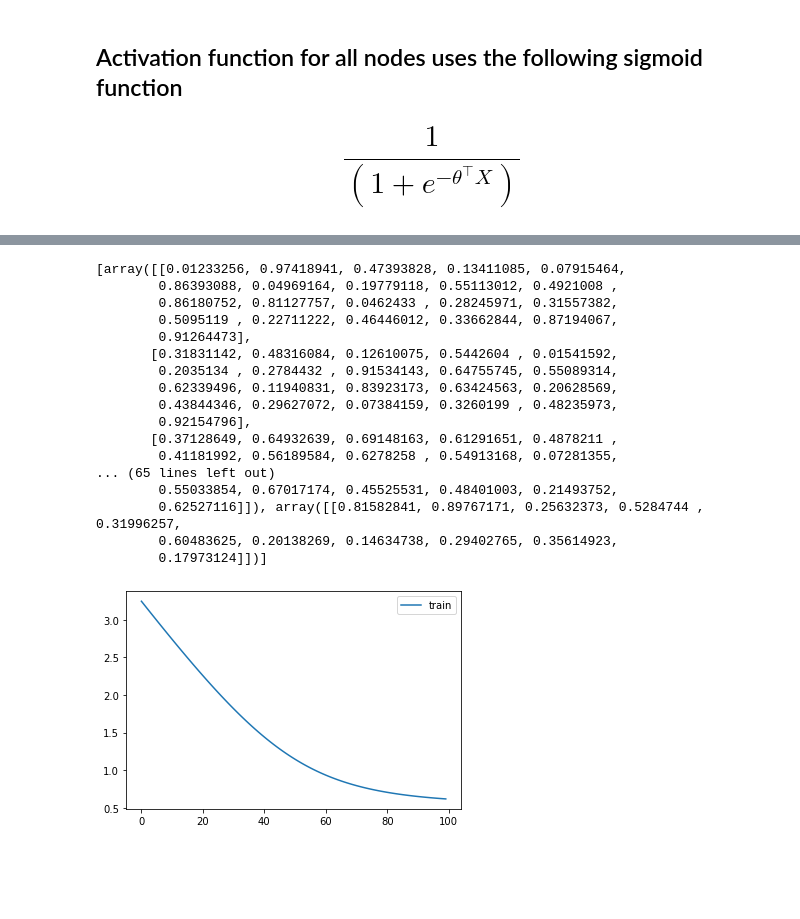
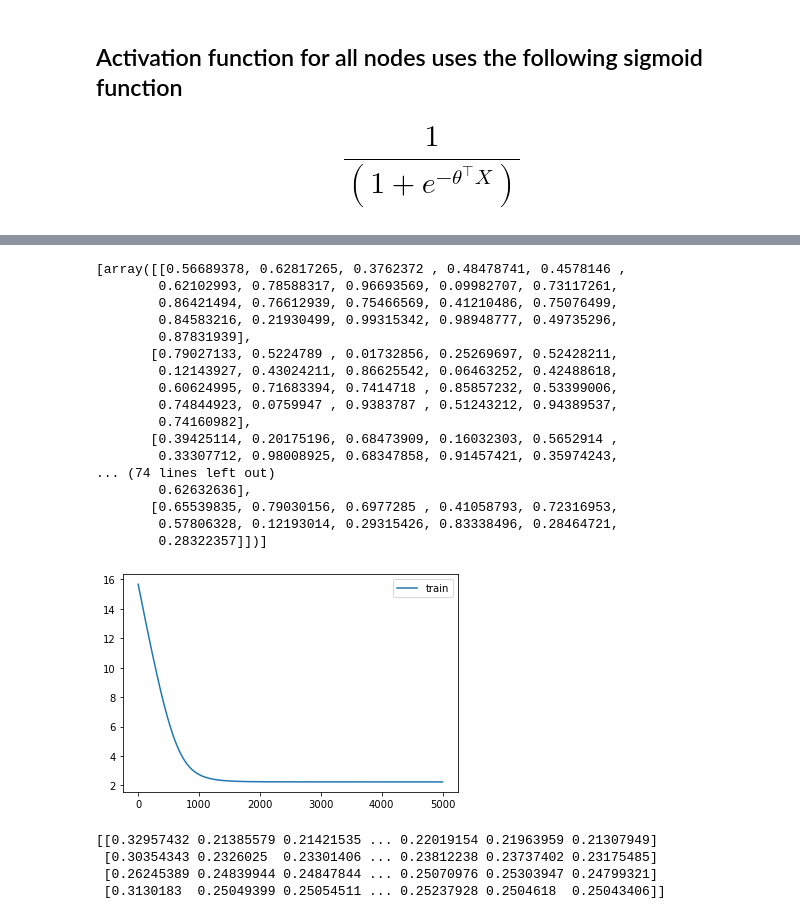
Before and after one commit to Davidyao99/machine-learning-basic, a Jupyter notebook: Neural Network.ipynb, the cells around one changed output, grey strips where cells are left out. Saved outputs shown, nothing was run; the diff lists cells and outputs as text; code cells hidden in the pictures; blank space fills up the shorter version.

Commit message:
Neural Network tested with own data set from normalized distribution

```diff
--- a/Neural Network.ipynb
+++ b/Neural Network.ipynb
@@ -267,36 +267,40 @@ print(result.sum() / result.shape[1])
 # %%
 df = pd.read_csv("data/mobile_price_classification_train.csv")
 train_x = df.loc[:, df.columns != "price_range"]
 train_y = df["price_range"]
 train_mean = train_x.mean(axis=0) # mean normalization
 train_std = train_x.std(axis=0)
 train_x = normalize(train_x,train_mean ,train_std).values
 train_y = train_y.values
 n_values = np.max(train_y) + 1
 train_y = np.eye(n_values)[train_y]
-train_y = train_y[:,0]
-train_y = train_y.reshape(1,len(train_y))
-train_y
 # gradient_checking(train_x, train_y, [train_x.shape[1],2,2,1], 0.1)
-weights = neural_network(train_x, train_y, [train_x.shape[1],10,10,1], 100, 0.01, 0)
+weights = neural_network(train_x, train_y.transpose(), [train_x.shape[1],10,10,train_y.shape[1]], 5000, 0.001, 0)
 # %% [output]
-[array([[0.01233256, 0.97418941, 0.47393828, 0.13411085, 0.07915464,
-        0.86393088, 0.04969164, 0.19779118, 0.55113012, 0.4921008 ,
-        0.86180752, 0.81127757, 0.0462433 , 0.28245971, 0.31557382,
-        0.5095119 , 0.22711222, 0.46446012, 0.33662844, 0.87194067,
-        0.91264473],
-       [0.31831142, 0.48316084, 0.12610075, 0.5442604 , 0.01541592,
-        0.2035134 , 0.2784432 , 0.91534143, 0.64755745, 0.55089314,
-        0.62339496, 0.11940831, 0.83923173, 0.63424563, 0.20628569,
-        0.43844346, 0.29627072, 0.07384159, 0.3260199 , 0.48235973,
-        0.92154796],
-       [0.37128649, 0.64932639, 0.69148163, 0.61291651, 0.4878211 ,
-        0.41181992, 0.56189584, 0.6278258 , 0.54913168, 0.07281355,
-... (65 lines left out)
-        0.55033854, 0.67017174, 0.45525531, 0.48401003, 0.21493752,
-        0.62527116]]), array([[0.81582841, 0.89767171, 0.25632373, 0.5284744 , 0.31996257,
-        0.60483625, 0.20138269, 0.14634738, 0.29402765, 0.35614923,
-        0.17973124]])]
+[array([[0.56689378, 0.62817265, 0.3762372 , 0.48478741, 0.4578146 ,
+        0.62102993, 0.78588317, 0.96693569, 0.09982707, 0.73117261,
+        0.86421494, 0.76612939, 0.75466569, 0.41210486, 0.75076499,
+        0.84583216, 0.21930499, 0.99315342, 0.98948777, 0.49735296,
+        0.87831939],
+       [0.79027133, 0.5224789 , 0.01732856, 0.25269697, 0.52428211,
+        0.12143927, 0.43024211, 0.86625542, 0.06463252, 0.42488618,
+        0.60624995, 0.71683394, 0.7414718 , 0.85857232, 0.53399006,
+        0.74844923, 0.0759947 , 0.9383787 , 0.51243212, 0.94389537,
+        0.74160982],
+       [0.39425114, 0.20175196, 0.68473909, 0.16032303, 0.5652914 ,
+        0.33307712, 0.98008925, 0.68347858, 0.91457421, 0.35974243,
+... (74 lines left out)
+        0.62632636],
+       [0.65539835, 0.79030156, 0.6977285 , 0.41058793, 0.72316953,
+        0.57806328, 0.12193014, 0.29315426, 0.83338496, 0.28464721,
+        0.28322357]])]
-[figure, old version]
+[figure, new version]
+# %%
+pred_y = prediction(train_x, weights, 0.5)
+# %% [output]
+[[0.32957432 0.21385579 0.21421535 ... 0.22019154 0.21963959 0.21307949]
+ [0.30354343 0.2326025  0.23301406 ... 0.23812238 0.23737402 0.23175485]
+ [0.26245389 0.24839944 0.24847844 ... 0.25070976 0.25303947 0.24799321]
+ [0.3130183  0.25049399 0.25054511 ... 0.25237928 0.2504618  0.25043406]]
 # %%
 np.random.seed(5)
```
Also changed, not shown: parts of 9 cells of this notebook.
